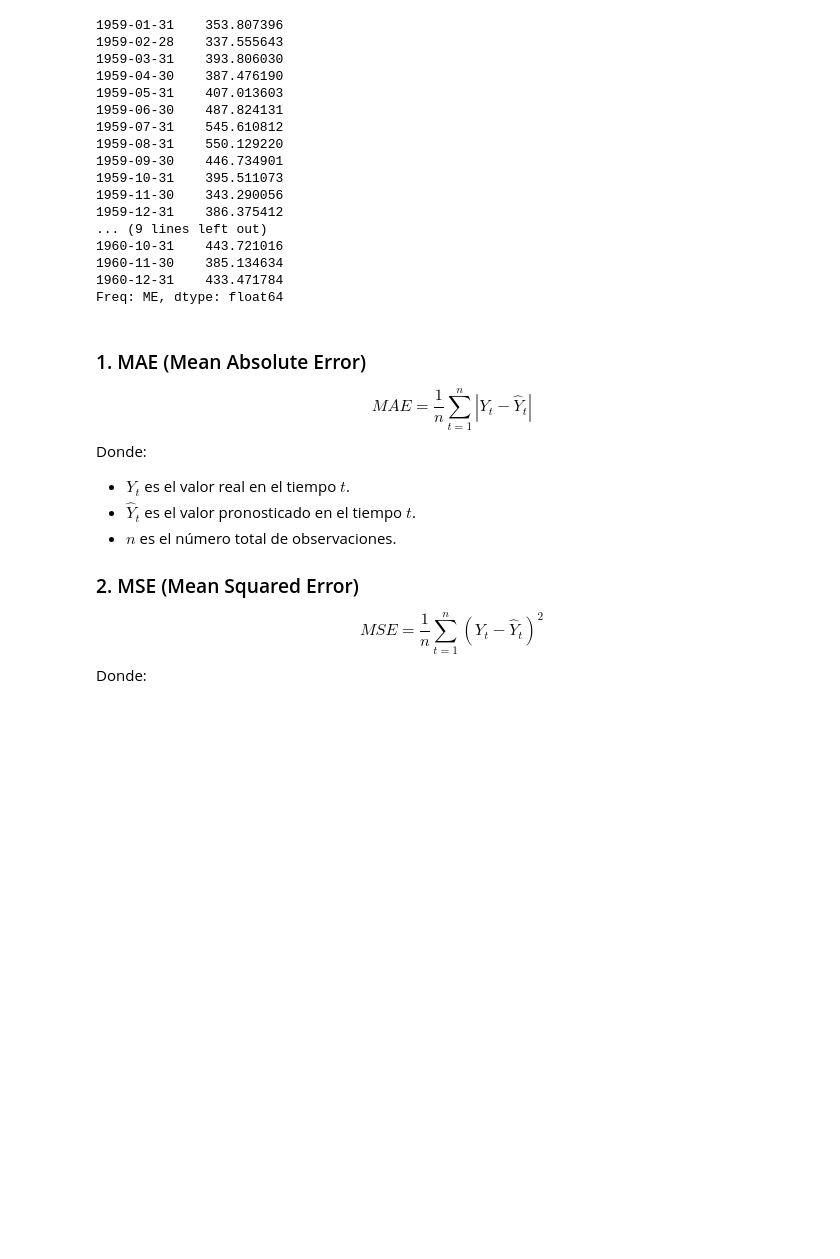
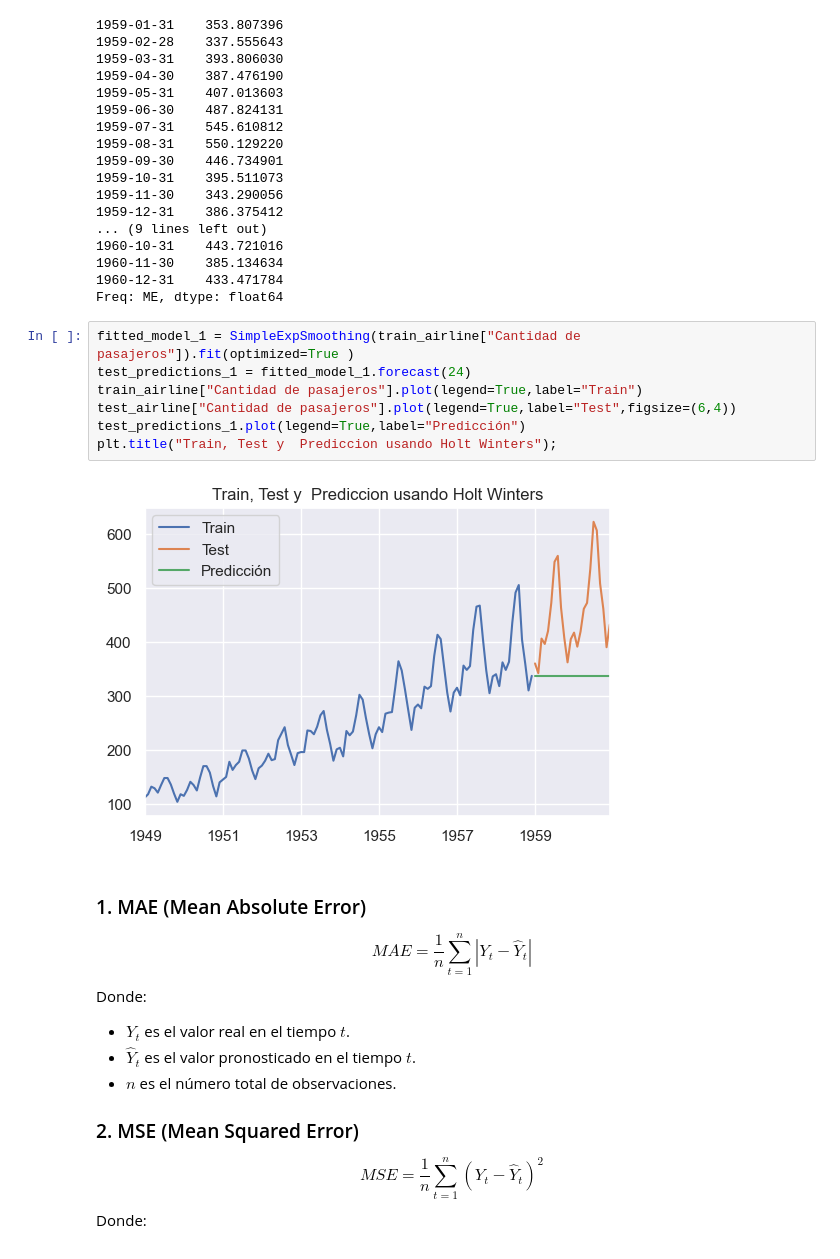
Before and after one commit to Wilsonsr/Series-de-Tiempo, a Jupyter notebook: CUADERNOS/Suavizado Exponencial.ipynb, the cells around one changed output. Saved outputs shown, nothing was run; the diff lists cells and outputs as text; blank space fills up the shorter version.

```diff
--- a/CUADERNOS/Suavizado Exponencial.ipynb
+++ b/CUADERNOS/Suavizado Exponencial.ipynb
@@ -405,6 +453,15 @@ test_predictions
 1960-11-30    385.134634
 1960-12-31    433.471784
 Freq: ME, dtype: float64
+# %%
+fitted_model_1 = SimpleExpSmoothing(train_airline["Cantidad de pasajeros"]).fit(optimized=True )
+test_predictions_1 = fitted_model_1.forecast(24)
+train_airline["Cantidad de pasajeros"].plot(legend=True,label="Train")
+test_airline["Cantidad de pasajeros"].plot(legend=True,label="Test",figsize=(6,4))
+test_predictions_1.plot(legend=True,label="Predicción")
+plt.title("Train, Test y  Prediccion usando Holt Winters");
+# %% [output]
+[figure, added]
 # %% [markdown]
 ### 1. MAE (Mean Absolute Error)
 $$
```
Also changed, not shown: parts of 3 cells of this notebook.
